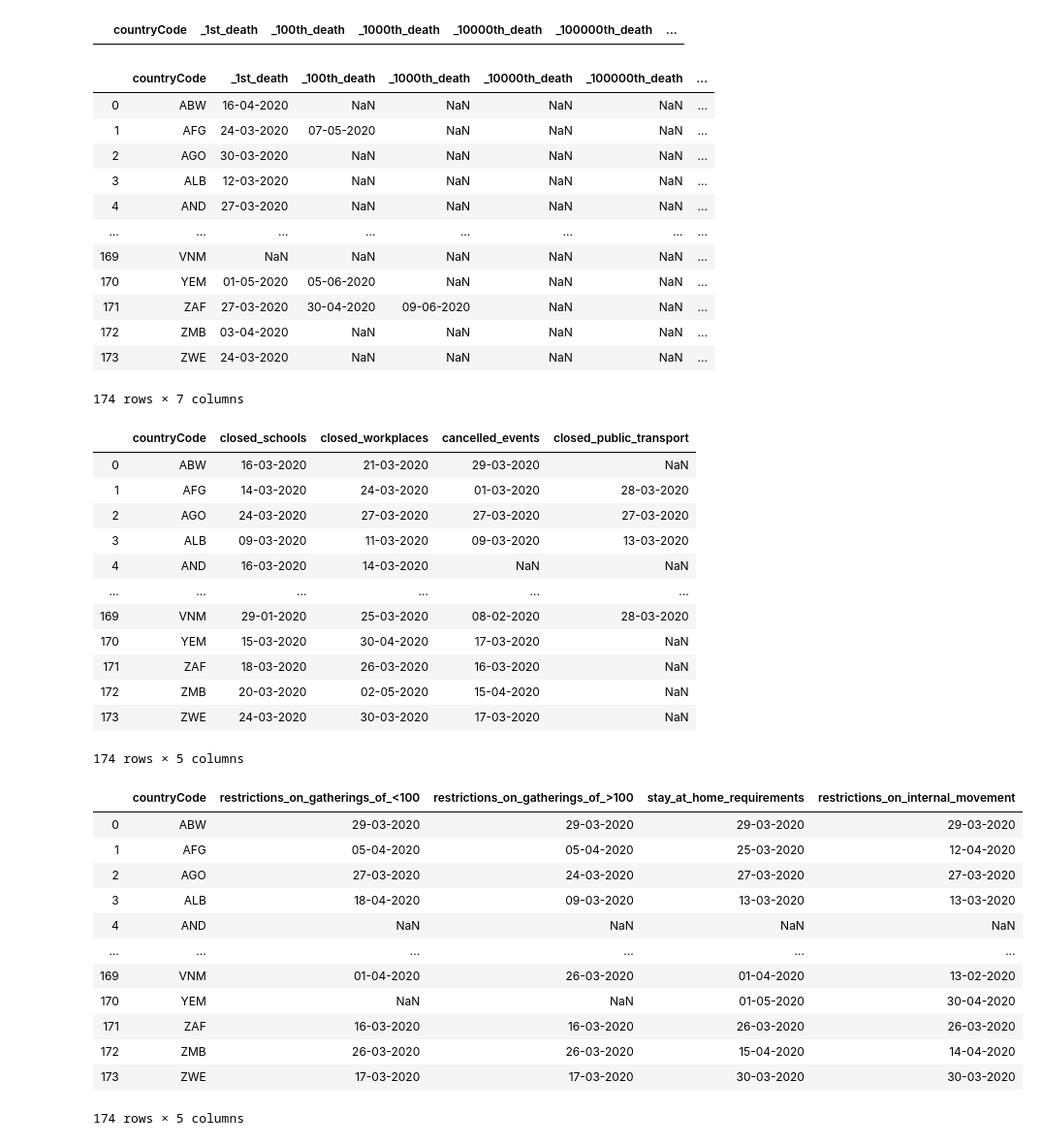
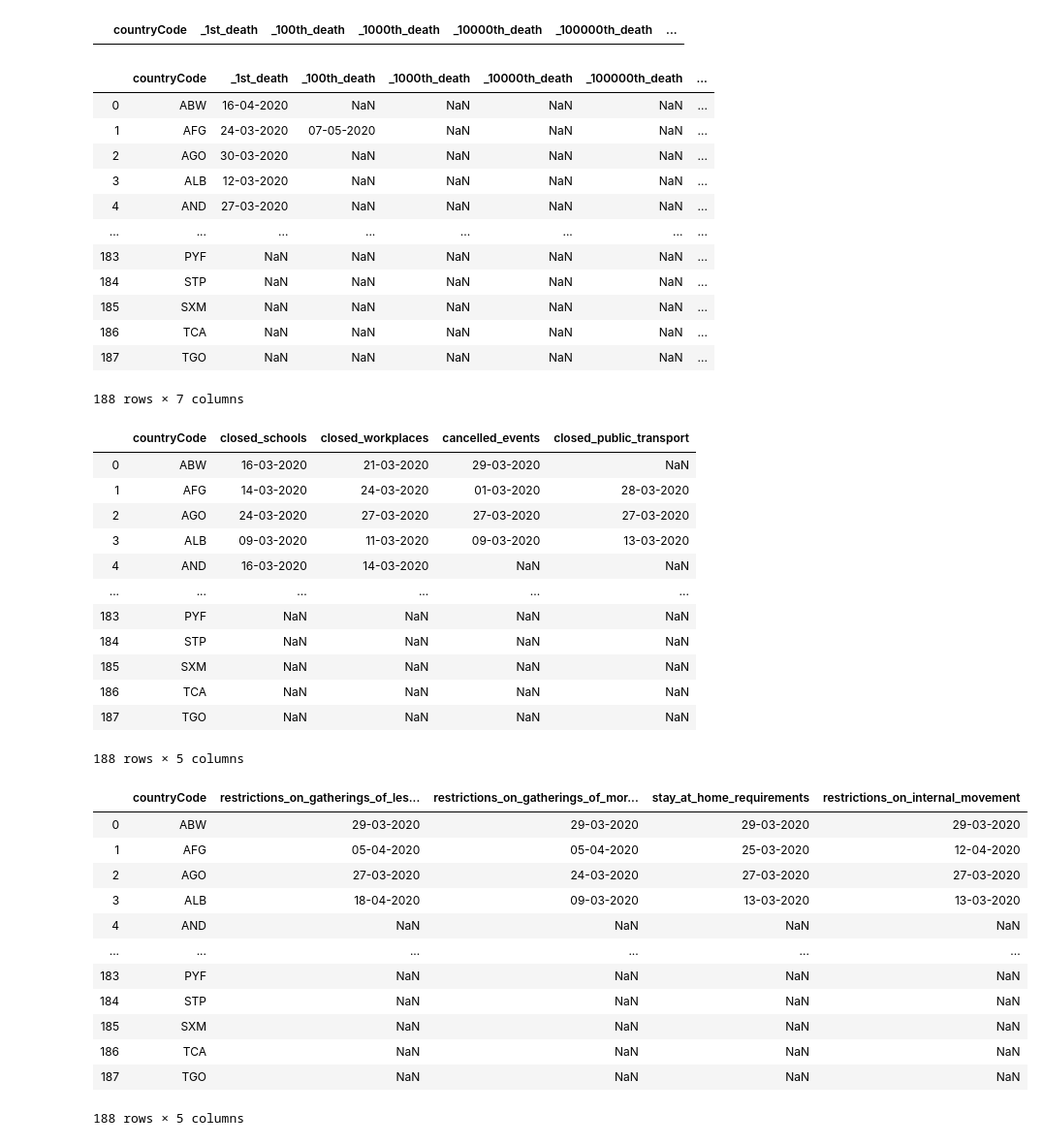
Before and after one commit to karosroczyk/AdvancedDatabasesProject, a Jupyter notebook: Covid-database-managment.ipynb, the cells around one changed output. Shown: that part at 97% size. Cells and saved outputs as stored; diff of their text form; code cells hidden in the pictures.

Commit message:
Synced countries

```diff
--- a/Covid-database-managment.ipynb
+++ b/Covid-database-managment.ipynb
@@ -55,6 +35,6 @@ for num, date in enumerate(T):
 # %%
 #T = list(df10.columns)
-countries = df9['CountryCode'][0:174]
+countries = df9['CountryCode']
 countries = list(countries)
 
 columns = ['countryCode','_1st_case','_100th_case','_1000th_case','_10000th_case','_100000th_case','_1000000th_case']
@@ -86,13 +66,14 @@ for index, row in df9.iterrows():
             dates_tmp.append(T[index_y])
     pad(dates_tmp,6)
 
-    if index < 174:
+    if index < 188:
 
         dates_tmp.insert(0,countries[index])
 
         cases.loc[index] = dates_tmp
     #cases.append(dates_tmp)
     #print(dates_tmp)
+cases
 # %% [output]
 |  | countryCode | _1st_case | _100th_case | _1000th_case | _10000th_case | _100000th_case | _1000000th_case |
 | 0 | ABW | 13-03-2020 | 23-04-2020 | NaN | NaN | NaN | NaN |
@@ -137,7 +118,7 @@ for index, row in df10.iterrows():
             dates_tmp.append(T[index_y])
     pad(dates_tmp,6)
 
-    if index < 174:
+    if index < 188:
 
         dates_tmp.insert(0,countries[index])
 
@@ -153,12 +134,12 @@ deaths
 | 3 | ALB | 12-03-2020 | NaN | NaN | NaN | NaN | ... |
 | 4 | AND | 27-03-2020 | NaN | NaN | NaN | NaN | ... |
 | ... | ... | ... | ... | ... | ... | ... | ... |
-| 169 | VNM | NaN | NaN | NaN | NaN | NaN | ... |
-| 170 | YEM | 01-05-2020 | 05-06-2020 | NaN | NaN | NaN | ... |
-| 171 | ZAF | 27-03-2020 | 30-04-2020 | 09-06-2020 | NaN | NaN | ... |
-| 172 | ZMB | 03-04-2020 | NaN | NaN | NaN | NaN | ... |
-| 173 | ZWE | 24-03-2020 | NaN | NaN | NaN | NaN | ... |
+| 183 | PYF | NaN | NaN | NaN | NaN | NaN | ... |
+| 184 | STP | NaN | NaN | NaN | NaN | NaN | ... |
+| 185 | SXM | NaN | NaN | NaN | NaN | NaN | ... |
+| 186 | TCA | NaN | NaN | NaN | NaN | NaN | ... |
+| 187 | TGO | NaN | NaN | NaN | NaN | NaN | ... |
-174 rows × 7 columns
+188 rows × 7 columns
 # %%
 
 
@@ -194,7 +175,7 @@ for num, item in enumerate(lockdown_list):
 
                 #column_data.append(T[2+index_y])
         #pad(column_data,6)
-        if index < 174:
+        if index < 188:
             columns_d.append(column_data)
 
 #         dates_tmp.insert(0,countries[index])
@@ -216,12 +197,12 @@ lockdown
 | 3 | ALB | 09-03-2020 | 11-03-2020 | 09-03-2020 | 13-03-2020 |
 | 4 | AND | 16-03-2020 | 14-03-2020 | NaN | NaN |
 | ... | ... | ... | ... | ... | ... |
-| 169 | VNM | 29-01-2020 | 25-03-2020 | 08-02-2020 | 28-03-2020 |
-| 170 | YEM | 15-03-2020 | 30-04-2020 | 17-03-2020 | NaN |
-| 171 | ZAF | 18-03-2020 | 26-03-2020 | 16-03-2020 | NaN |
-| 172 | ZMB | 20-03-2020 | 02-05-2020 | 15-04-2020 | NaN |
-| 173 | ZWE | 24-03-2020 | 30-03-2020 | 17-03-2020 | NaN |
+| 183 | PYF | NaN | NaN | NaN | NaN |
+| 184 | STP | NaN | NaN | NaN | NaN |
+| 185 | SXM | NaN | NaN | NaN | NaN |
+| 186 | TCA | NaN | NaN | NaN | NaN |
+| 187 | TGO | NaN | NaN | NaN | NaN |
-174 rows × 5 columns
+188 rows × 5 columns
 # %%
 # MOVEMENT_RESTRICTIONS
 #columns = 'Restrictions on gatherings >100', 'Restrictions on gatherings <100', 'Stay at home requirements', 'Restrictions on internal movement']
@@ -240,50 +221,50 @@ for index, row in df4.iterrows():
 
                 #column_data.append(T[2+index_y])
         #pad(column_data,6)
-        if index < 174:
+        if index < 188:
             columns_d.append(column_data)
 movement['restrictions_on_gatherings_of_less_than_100'] = columns_d
 
 for num, item in enumerate(lockdown_list):
     columns_d = []
     for index, row in item.iterrows():
         column_data=np.nan
         for index_y, columns in enumerate(row[2:]):
             #print(columns)
             if columns >= 2:
                 column_data=T[index_y]
                 break
 
                 #column_data.append(T[2+index_y])
         #pad(column_data,6)
-        if index < 174:
+        if index < 188:
             columns_d.append(column_data)
 
 #         dates_tmp.insert(0,countries[index])
 
 #         lockdown.loc[index] = dates_tmp
 #         cases.append(dates_tmp)
 #         print(dates_tmp)
    # print(len(columns_d))
 
 #df['Address'] = address
 
     movement[lockdown_names[num]] = columns_d
 movement
 # %% [output]
-|  | countryCode | restrictions_on_gatherings_of_<100 | restrictions_on_gatherings_of_>100 | stay_at_home_requirements | restrictions_on_internal_movement |
+|  | countryCode | restrictions_on_gatherings_of_les... | restrictions_on_gatherings_of_mor... | stay_at_home_requirements | restrictions_on_internal_movement |
 | 0 | ABW | 29-03-2020 | 29-03-2020 | 29-03-2020 | 29-03-2020 |
 | 1 | AFG | 05-04-2020 | 05-04-2020 | 25-03-2020 | 12-04-2020 |
 | 2 | AGO | 27-03-2020 | 24-03-2020 | 27-03-2020 | 27-03-2020 |
 | 3 | ALB | 18-04-2020 | 09-03-2020 | 13-03-2020 | 13-03-2020 |
 | 4 | AND | NaN | NaN | NaN | NaN |
 | ... | ... | ... | ... | ... | ... |
-| 169 | VNM | 01-04-2020 | 26-03-2020 | 01-04-2020 | 13-02-2020 |
-| 170 | YEM | NaN | NaN | 01-05-2020 | 30-04-2020 |
-| 171 | ZAF | 16-03-2020 | 16-03-2020 | 26-03-2020 | 26-03-2020 |
-| 172 | ZMB | 26-03-2020 | 26-03-2020 | 15-04-2020 | 14-04-2020 |
-| 173 | ZWE | 17-03-2020 | 17-03-2020 | 30-03-2020 | 30-03-2020 |
+| 183 | PYF | NaN | NaN | NaN | NaN |
+| 184 | STP | NaN | NaN | NaN | NaN |
+| 185 | SXM | NaN | NaN | NaN | NaN |
+| 186 | TCA | NaN | NaN | NaN | NaN |
+| 187 | TGO | NaN | NaN | NaN | NaN |
-174 rows × 5 columns
+188 rows × 5 columns
 # %%
 def to_nan(_str):
     if _str == '':
```
Also changed, not shown: parts of 5 cells of this notebook, 2 other files.
